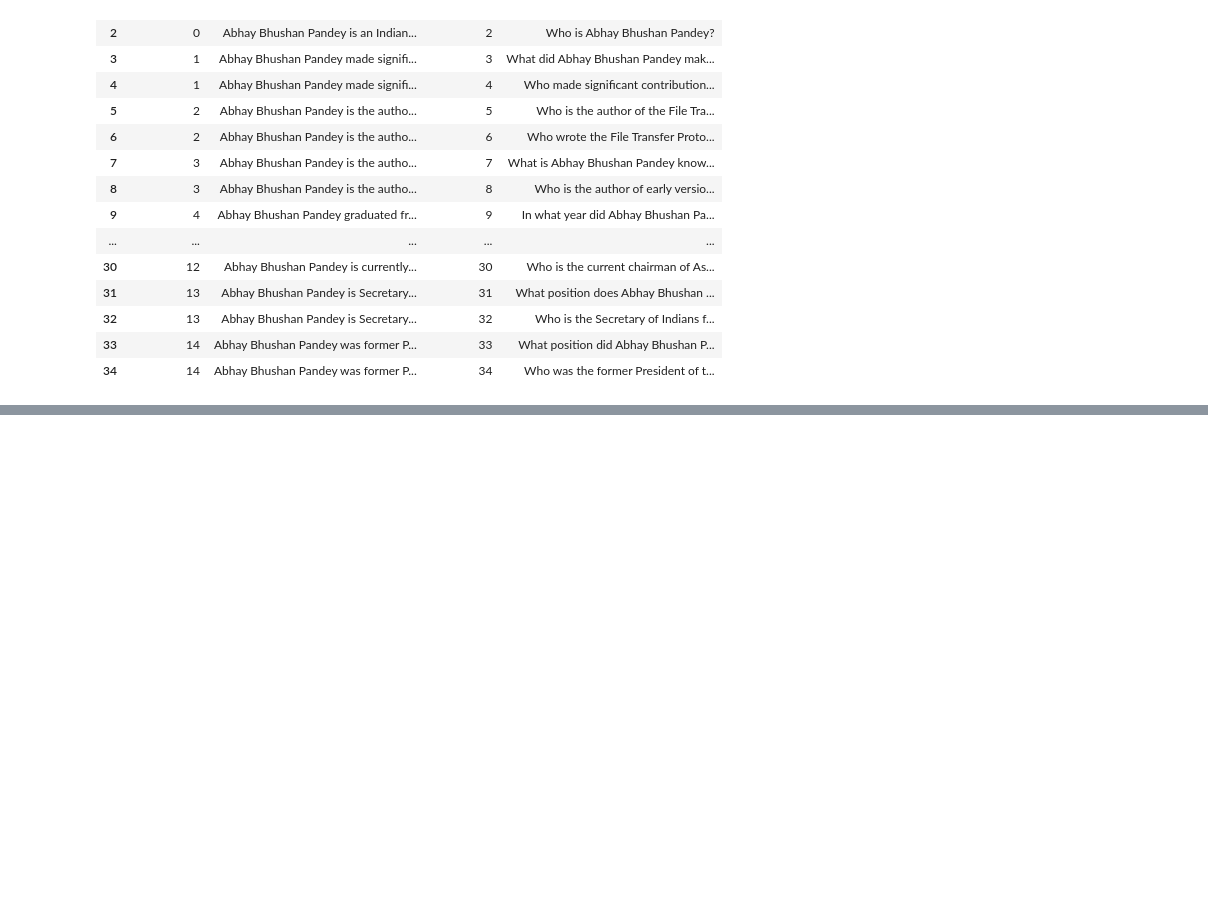
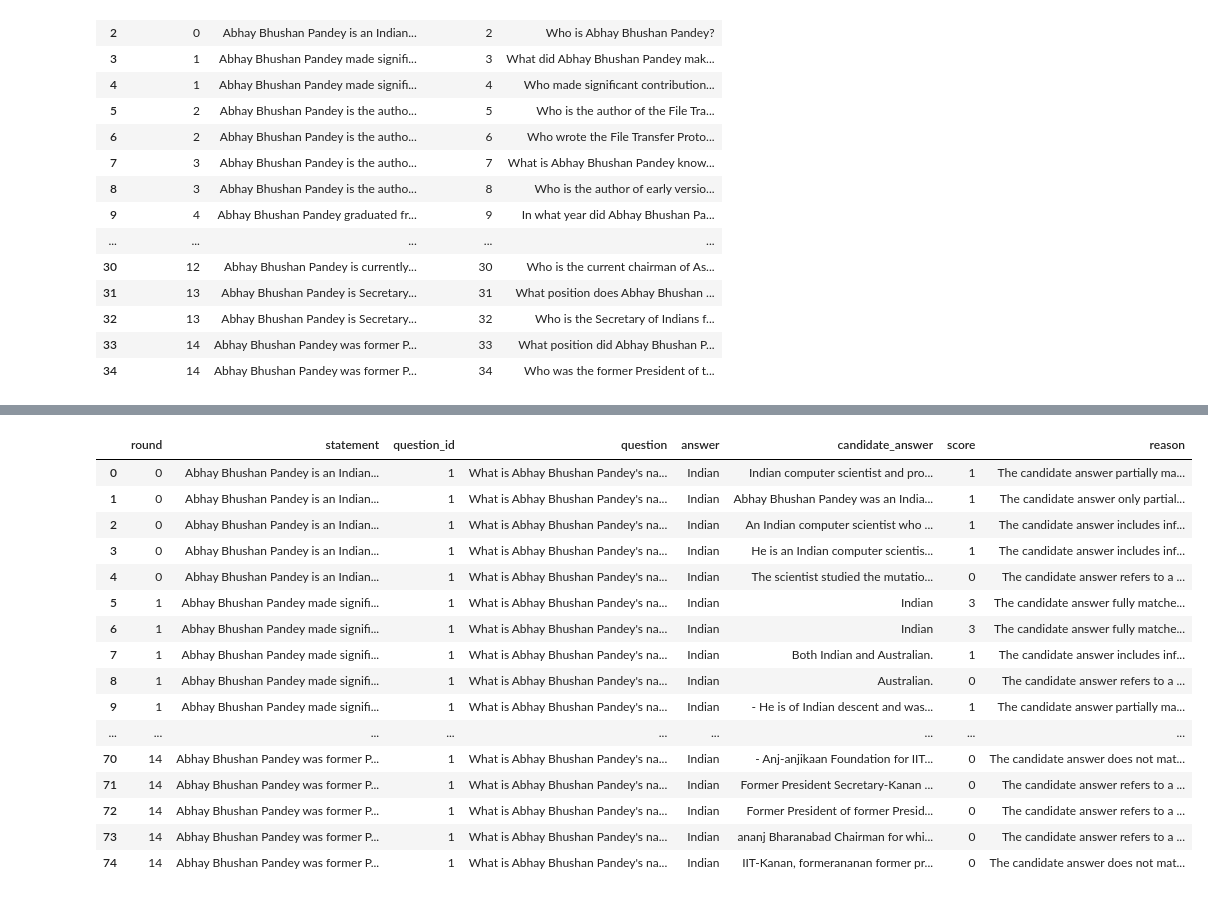
Before and after one commit to eduseiti/llm_editing_evaluation, a Jupyter notebook: factual_associations/plot_results.ipynb, the cells around one changed output, grey strips where cells are left out. Drawn from its saved outputs; the diff is of its cells as text; code cells hidden in the pictures; blank space fills up the shorter version.

```diff
--- a/factual_associations/plot_results.ipynb
+++ b/factual_associations/plot_results.ipynb
@@ -165,3 +362,21 @@ q1 = ordered[ordered['question'] == 'Who is Abhay Bhushan Pandey?'][['round', 'm
 # %%
-q2 = ordered[ordered['question'] == "What is Abhay Bhushan Pandey's nationality?"][['round', 'mean_score', 'max', 'min']]
+pd.DataFrame(questions_answers["What is Abhay Bhushan Pandey's nationality?"])
+# %% [output]
+|  | round | statement | question_id | question | answer | candidate_answer | score | reason |
+| 0 | 0 | Abhay Bhushan Pandey is an Indian... | 1 | What is Abhay Bhushan Pandey's na... | Indian | Indian computer scientist and pro... | 1 | The candidate answer partially ma... |
+| 1 | 0 | Abhay Bhushan Pandey is an Indian... | 1 | What is Abhay Bhushan Pandey's na... | Indian | Abhay Bhushan Pandey was an India... | 1 | The candidate answer only partial... |
+| 2 | 0 | Abhay Bhushan Pandey is an Indian... | 1 | What is Abhay Bhushan Pandey's na... | Indian | An Indian computer scientist who ... | 1 | The candidate answer includes inf... |
+| 3 | 0 | Abhay Bhushan Pandey is an Indian... | 1 | What is Abhay Bhushan Pandey's na... | Indian | He is an Indian computer scientis... | 1 | The candidate answer includes inf... |
+| 4 | 0 | Abhay Bhushan Pandey is an Indian... | 1 | What is Abhay Bhushan Pandey's na... | Indian | The scientist studied the mutatio... | 0 | The candidate answer refers to a ... |
+| 5 | 1 | Abhay Bhushan Pandey made signifi... | 1 | What is Abhay Bhushan Pandey's na... | Indian | Indian | 3 | The candidate answer fully matche... |
+| 6 | 1 | Abhay Bhushan Pandey made signifi... | 1 | What is Abhay Bhushan Pandey's na... | Indian | Indian | 3 | The candidate answer fully matche... |
+| 7 | 1 | Abhay Bhushan Pandey made signifi... | 1 | What is Abhay Bhushan Pandey's na... | Indian | Both Indian and Australian. | 1 | The candidate answer includes inf... |
+| 8 | 1 | Abhay Bhushan Pandey made signifi... | 1 | What is Abhay Bhushan Pandey's na... | Indian | Australian. | 0 | The candidate answer refers to a ... |
+| 9 | 1 | Abhay Bhushan Pandey made signifi... | 1 | What is Abhay Bhushan Pandey's na... | Indian | - He is of Indian descent and was... | 1 | The candidate answer partially ma... |
+| ... | ... | ... | ... | ... | ... | ... | ... | ... |
+| 70 | 14 | Abhay Bhushan Pandey was former P... | 1 | What is Abhay Bhushan Pandey's na... | Indian | - Anj-anjikaan Foundation for IIT... | 0 | The candidate answer does not mat... |
+| 71 | 14 | Abhay Bhushan Pandey was former P... | 1 | What is Abhay Bhushan Pandey's na... | Indian | Former President Secretary-Kanan ... | 0 | The candidate answer refers to a ... |
+| 72 | 14 | Abhay Bhushan Pandey was former P... | 1 | What is Abhay Bhushan Pandey's na... | Indian | Former President of former Presid... | 0 | The candidate answer refers to a ... |
+| 73 | 14 | Abhay Bhushan Pandey was former P... | 1 | What is Abhay Bhushan Pandey's na... | Indian | ananj Bharanabad Chairman for whi... | 0 | The candidate answer refers to a ... |
+| 74 | 14 | Abhay Bhushan Pandey was former P... | 1 | What is Abhay Bhushan Pandey's na... | Indian | IIT-Kanan, formerananan former pr... | 0 | The candidate answer does not mat... |
 # %%
```
Also changed, not shown: parts of 50 cells of this notebook.
